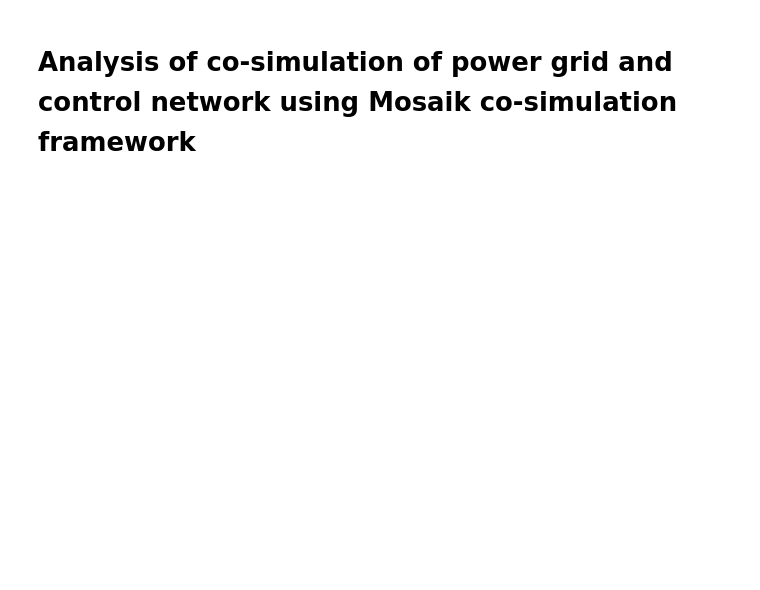
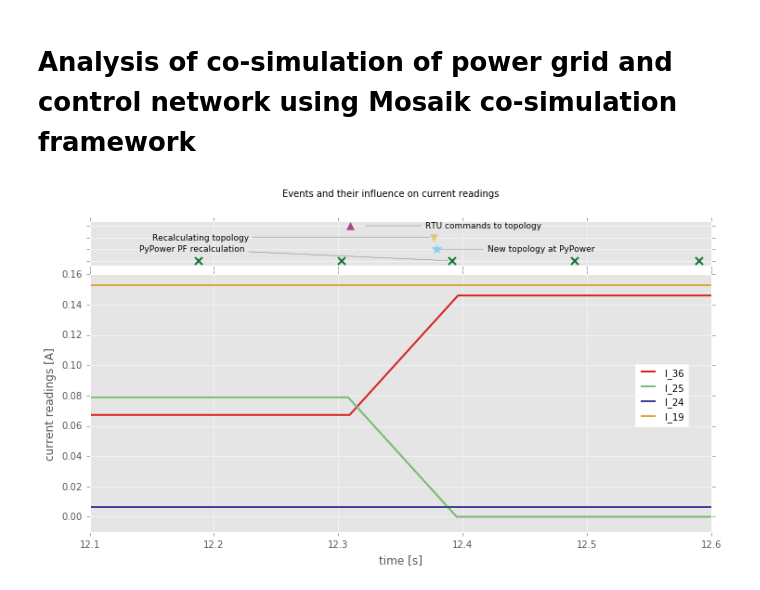
Before and after one commit to jjchromik/mosaik-events-notebook, a Jupyter notebook: graph_times.ipynb, the cells around one changed output. Drawn from its saved outputs; the diff is of its cells as text; code cells hidden in the pictures; blank space fills up the shorter version.

```diff
--- a/graph_times.ipynb
+++ b/graph_times.ipynb
@@ -70,4 +71,97 @@ simulators_2[:] = 0.1
 #simulators_3[:] = 0.2
 simulators_4[:] = 0.2
 simulators_5[:] = 0.3
+# %%
+# Plot it all
+
+fig = plt.figure(figsize=(12, 6))
+ax1 = plt.subplot2grid((6,1), (1,0), rowspan=5)
+
+branch_36 = ax1.plot(ts_r_1, readings_1, linewidth=2, color='#D92120')
+branch_25 = ax1.plot(ts_r_2, readings_2, linewidth=2, color='#7DB874')
+branch_24 = ax1.plot(ts_r_3, readings_3, linewidth=2, color='#404096')
+branch_19 = ax1.plot(ts_r_4, readings_4, linewidth=2, color='#DEA73A')
+
+#ax1.setp(branch_36, linewidth=2)
+#ax1.setp(branch_25, linewidth=2)
+#ax1.setp(branch_24, linewidth=2)
+#ax1.setp(branch_19, linewidth=2)
+
+marker = itertools.cycle(('x', '*',  'v', '^', 'o', '<', '>', 's', '8', 'p'))
+
+plt.style.use('ggplot') # ggplot , bmh , classic, dark_background, fivethirtyeight ,
+                                      # grayscale, seaborn-bright, seaborn-dark-palette
+
+labels = ['l_36', 'l_25', 'l_24', 'l_19']
+legend = ax1.legend(labels,
+          bbox_to_anchor=(0.97, 0.67),
+          fontsize=10)
+#ax1.legend(ax1.patches[0:3],
+#           labels[0:3],
+#           bbox_to_anchor=(1.05, 1),
+#           fontsize=12)
+
+legend.get_frame().set_facecolor('#ffffff')
+
+
+fig.suptitle("Events and their influence on current readings")
+ax1.set_xlabel("time [s]")
+ax1.set_ylabel("current readings [A]")
+ax1.set_xlim(12.1, 12.6)
+ax1.set_ylim(-0.01, 0.16)
+
+
+ax2 = plt.subplot2grid((6,1), (0,0))
+recalc_pf = ax2.plot(ts_s_1, simulators_1, linestyle='None', markeredgecolor='#117733', markerfacecolor='#117733', marker=next(marker), markersize=8, mew=2) # * x X o + p P s
+topo_pf = ax2.plot(ts_s_2, simulators_2, linestyle='None', markeredgecolor='#88CCEE', markerfacecolor= '#88CCEE', marker=next(marker), markersize=10)
+rtu_comm = ax2.plot(ts_s_3, simulators_3, 'r<')
+topo_swst = ax2.plot(ts_s_4, simulators_4, linestyle='None', markeredgecolor='#DDCC77', markerfacecolor= '#DDCC77', marker=next(marker), markersize=8)
+topo_pyp = ax2.plot(ts_s_5, simulators_5, linestyle='None', markeredgecolor='#AA4488', markerfacecolor= '#AA4488', marker=next(marker), markersize=8)
+
+
+y = [0, 0.1, 0.2, 0.3]
+#ylabels = ["PyPower PF Recalculation", "New topology at PyPower", "Sending new TOPO to PyPower", "TOPO-change of switchstates", "RTU pass commands to topology"]
+ylabels = ["PyPower PF Recalculation", "New topology at PyPower", "TOPO-change of switchstates", "RTU pass commands to topology"]
+
+
+
+
+ax2.set_yticks(y)
+ax2.set_yticklabels([])
+ax2.set_ylim(-0.04,0.34)
+ax2.set_xticklabels([])
+ax2.set_xlim(12.1, 12.6) #39.5-40
+
+### Manual legend ###
+
+ax2.annotate('RTU commands to topology',
+             (12.32, 0.3), xycoords='data',
+             xytext=(12.37, 0.3), textcoords='data',ha='left', va='center',
+             arrowprops=dict(arrowstyle='-',connectionstyle="arc3",color='grey'),
+            size=9)
+ax2.annotate('Recalculating topology',
+             (12.375, 0.2), xycoords='data',
+             xytext=(12.15, 0.2), textcoords='data',ha='left', va='center',
+             arrowprops=dict(arrowstyle='-',connectionstyle="arc3",color='grey'),
+            size=9)
+ax2.annotate('New topology at PyPower',
+             (12.38, 0.1), xycoords='data',
+             xytext=(12.42, 0.1), textcoords='data',ha='left', va='center',
+             arrowprops=dict(arrowstyle='-',connectionstyle="arc3",color='grey'),
+            size=9)
+ax2.annotate('PyPower PF recalculation',
+             (12.39, 0.0), xycoords='data',
+             xytext=(12.14, 0.1), textcoords='data',ha='left', va='center',
+             arrowprops=dict(arrowstyle='-',connectionstyle="arc3",color='grey'),
+            size=9)
+
+
+#red_patch = mpatches.Patch(color='red', label='branch_36')
+
+#plt.legend(handles=[red_patch])
+
+plt.show()
+fig.savefig(output_figures+'one_event'+extension+'.eps', bbox_inches='tight',format='eps', dpi=1200)
+# %% [output]
+[figure, added]
 # %%
```
Also changed, not shown: parts of 4 cells of this notebook, 9 other files.
